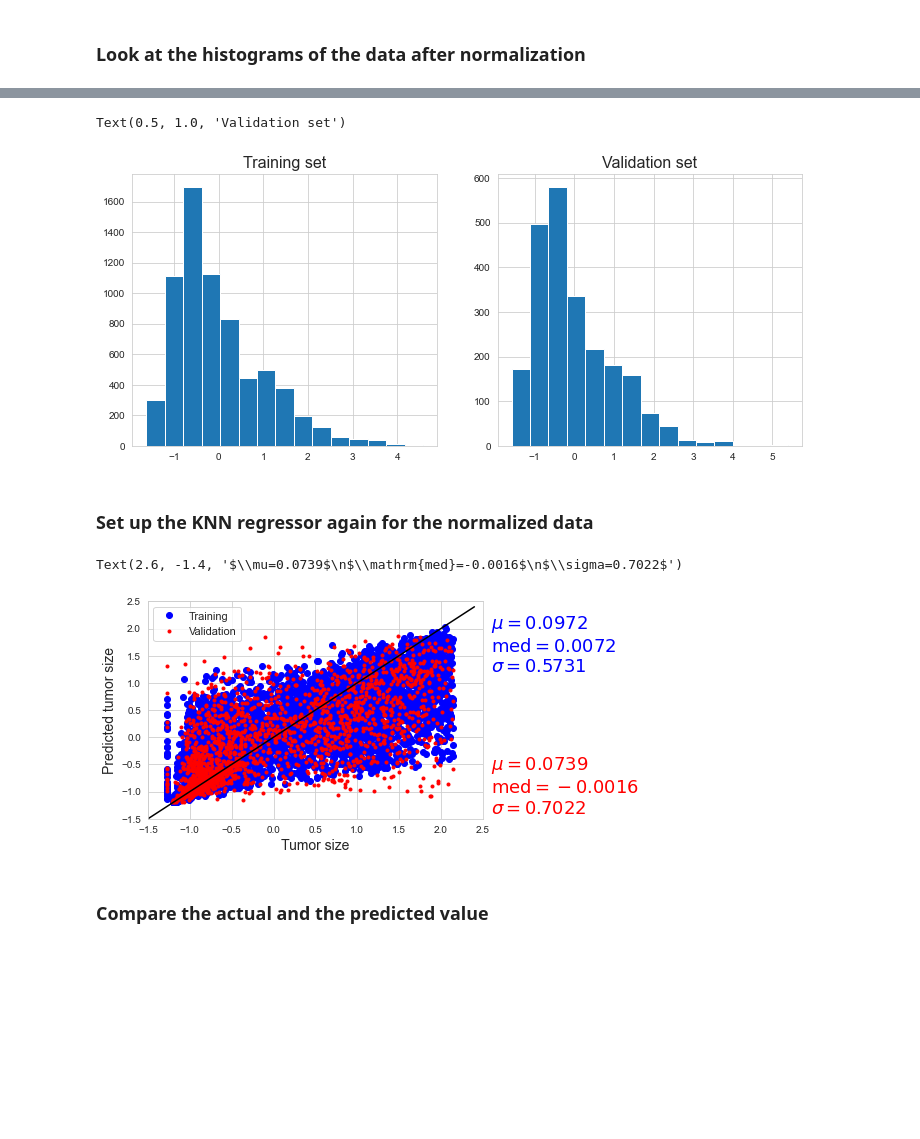
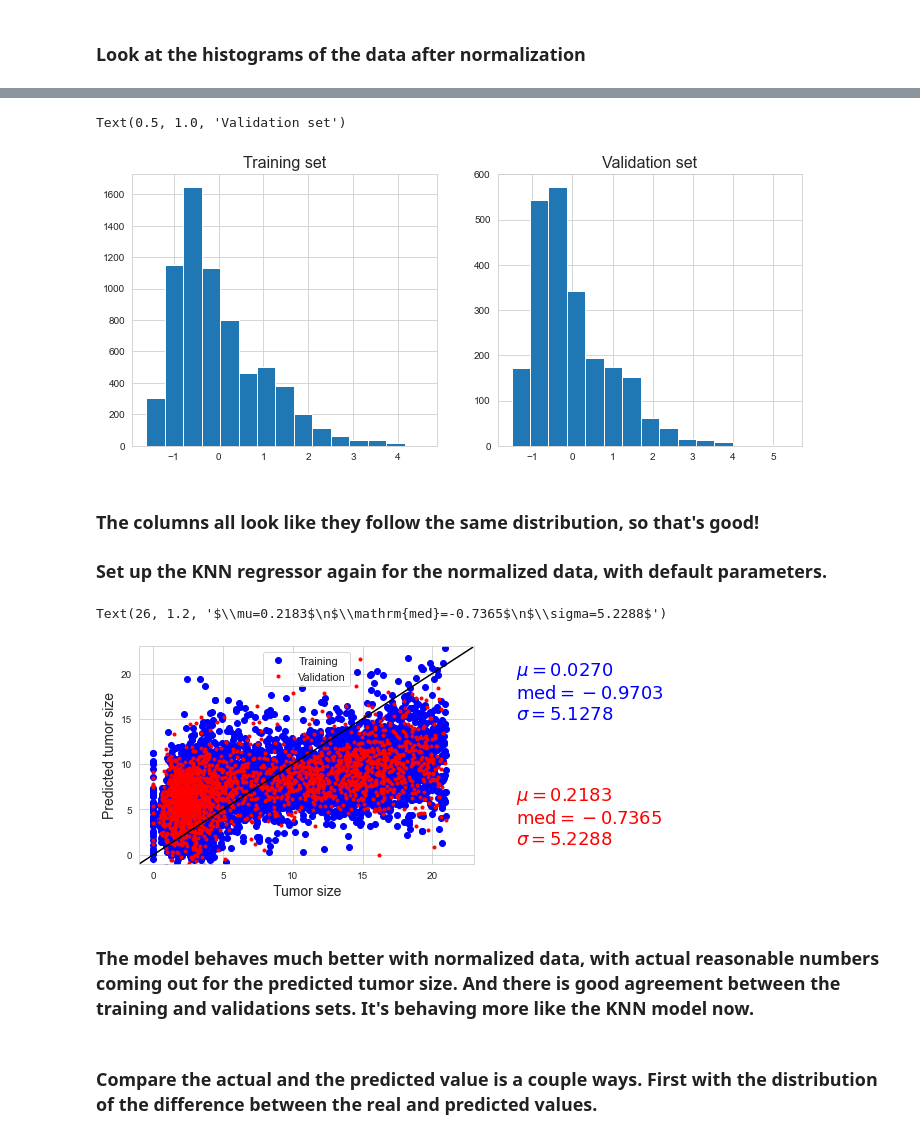
Before and after one commit to drichts/Machine_Learning, a Jupyter notebook: Assign1_drichts/Question_2.ipynb, the cells around one changed output, grey strips where cells are left out. Drawn from its saved outputs; the diff is of its cells as text; code cells hidden in the pictures; blank space fills up the shorter version.

```diff
--- a/Assign1_drichts/Question_2.ipynb
+++ b/Assign1_drichts/Question_2.ipynb
@@ -81,7 +82,7 @@ Also double check the size of the input and target arrays are the same
 # Set the input and target data
 input_skin = skin_data[['mass_npea', 'size_npear', 'malign_ratio', 'damage_size', 'exposed_area', 'std_dev_malign',
                         'err_malign', 'malign_penalty', 'damage_ratio']].values
-target_skin = skin_data[['tumor_size']].values
+target_skin = skin_data['tumor_size'].values
 
 # Print the shapes of the data to make sure the size is the same (number of rows)
 print(f'Input shape: {np.shape(input_skin)}')
@@ -124,6 +127,10 @@ Text(0.5, 1.0, 'Validation set')
 # %%
-# The KNN regressor, with k = 20 and p = 2
-reg = KNeighborsRegressor(n_neighbors=20, p=2)
+# The SGD regressor, with default settings according to sklearn.linear_model.SGDRegressor
+reg = SGDRegressor(loss='squared_loss', penalty='L2', alpha=0.0001, l1_ratio=0.15,
+                   fit_intercept=True, max_iter=1000, tol=0.001, shuffle=True,
+                   verbose=0, epsilon=0.1, random_state=None, learning_rate='invscaling',
+                   eta0=0.01, power_t=0.25, early_stopping=False, validation_fraction=0.1,
+                   n_iter_no_change=5, warm_start=False, average=False)
 
 # Fit the model with un-normalized training set
 reg.fit(input_tr, target_tr)
@@ -142,8 +149,8 @@ plt.plot(np.arange(0, 25, .1),  np.arange(0, 25, .1), '-k')
 plt.xlabel('Tumor size', fontsize=14)
 plt.ylabel('Predicted tumor size', fontsize=14)
 plt.legend(['Training', 'Validation'], fontsize=11)
-plt.xlim([0,21])
-plt.ylim([0,21])
+plt.xlim([0,25])
+# plt.ylim([1E0,8E20])
 
 # Calculate the statistical information for the predicted sets
 mu_tr = np.mean(target_tr - target_tr_pred)
@@ -157,6 +164,6 @@ sigma_va = np.std(target_va - target_va_pred)
 # Add the statistical information regarding training and validation predictions to the side of the plot
 text_tr = '$\mu=%.4f$\n$\mathrm{med}=%.4f$\n$\sigma=%.4f$'%(mu_tr, median_tr, sigma_tr)
 text_va = '$\mu=%.4f$\n$\mathrm{med}=%.4f$\n$\sigma=%.4f$'%(mu_va, median_va, sigma_va)
-plt.text(25, 8, text_tr, color='b', fontsize=18)
-plt.text(25, 0.5, text_va, color='r', fontsize=18)
+plt.text(26, np.max(target_tr_pred), text_tr, color='b', fontsize=18)
+plt.text(26, np.min(target_tr_pred), text_va, color='r', fontsize=18)
 # %% [output]
@@ -281,51 +283,59 @@ ax[1].hist(input_va_norm[:, col_num], bins=15)
 ax[1].set_title('Validation set', fontsize=16)
 # %% [output]
 Text(0.5, 1.0, 'Validation set')
-[figure, old version]
+[figure, new version]
 # %% [markdown]
-### Set up the KNN regressor again for the normalized data
+### The columns all look like they follow the same distribution, so that's good!
+
+### Set up the KNN regressor again for the normalized data, with default parameters.
 # %%
-# The KNN regressor, with k = 20 and p = 2
-reg = KNeighborsRegressor(n_neighbors=5, p=2)
+# The SGD regressor, with default settings according to sklearn.linear_model.SGDRegressor
+reg_norm = SGDRegressor(loss='squared_loss', penalty='L2', alpha=0.0001, l1_ratio=0.15,
+                   fit_intercept=True, max_iter=1000, tol=0.001, shuffle=True,
+                   verbose=0, epsilon=0.1, random_state=None, learning_rate='invscaling',
+                   eta0=0.01, power_t=0.25, early_stopping=False, validation_fraction=0.1,
+                   n_iter_no_change=5, warm_start=False, average=False)
 
 # Fit the model with the normalized training set
-reg.fit(input_tr_norm, target_tr_norm)
+reg_norm.fit(input_tr_norm, target_tr)
 
 # Use the regressor to prediction the results for training and validation sets
-target_tr_pred_norm = reg.predict(input_tr_norm)
-target_va_pred_norm = reg.predict(input_va_norm)
+target_tr_pred_norm = reg_norm.predict(input_tr_norm)
+target_va_pred_norm = reg_norm.predict(input_va_norm)
 
 # Set up the figure to plot the results for both the training and validations set
 fig = plt.figure(figsize=(6, 4))
-plt.plot(target_tr_norm, target_tr_pred_norm, 'ob') # Training actual vs. predicted in blue
-plt.plot(target_va_norm, target_va_pred_norm, '.r')  # Validation actual vs. predicted in red
+plt.plot(target_tr, target_tr_pred_norm, 'ob') # Training actual vs. predicted in blue
+plt.plot(target_va, target_va_pred_norm, '.r')  # Validation actual vs. predicted in red
 
 # Plot a line of slope 1 and intercept 0 to see how well the data agrees with the prediction
-plt.plot(np.arange(-1.6, 2.5, .1),  np.arange(-1.6, 2.5, .1), '-k')
+plt.plot(np.arange(-1, 23, .1),  np.arange(-1, 23, .1), '-k')
 plt.xlabel('Tumor size', fontsize=14)
 plt.ylabel('Predicted tumor size', fontsize=14)
 plt.legend(['Training', 'Validation'], fontsize=11)
-plt.xlim([-1.5, 2.5])
-plt.ylim([-1.5, 2.5])
+plt.xlim([-1, 23])
+plt.ylim([-1, 23])
 
 # Calculate the statistical information for the predicted sets
-mu_tr_norm = np.mean(target_tr_norm - target_tr_pred_norm)
-median_tr_norm = np.median(target_tr_norm - target_tr_pred_norm)
-sigma_tr_norm = np.std(target_tr_norm - target_tr_pred_norm)
+mu_tr_norm = np.mean(target_tr - target_tr_pred_norm)
+median_tr_norm = np.median(target_tr - target_tr_pred_norm)
+sigma_tr_norm = np.std(target_tr - target_tr_pred_norm)
 
-mu_va_norm = np.mean(target_va_norm - target_va_pred_norm)
-median_va_norm = np.median(target_va_norm - target_va_pred_norm)
-sigma_va_norm = np.std(target_va_norm - target_va_pred_norm)
+mu_va_norm = np.mean(target_va - target_va_pred_norm)
+median_va_norm = np.median(target_va - target_va_pred_norm)
+sigma_va_norm = np.std(target_va - target_va_pred_norm)
 
 # Add the statistical information regarding training and validation predictions to the side of the plot
 text_tr_norm = '$\mu=%.4f$\n$\mathrm{med}=%.4f$\n$\sigma=%.4f$'%(mu_tr_norm, median_tr_norm, sigma_tr_norm)
 text_va_norm = '$\mu=%.4f$\n$\mathrm{med}=%.4f$\n$\sigma=%.4f$'%(mu_va_norm, median_va_norm, sigma_va_norm)
-plt.text(2.6, 1.2, text_tr_norm, color='b', fontsize=18)
-plt.text(2.6, -1.4, text_va_norm, color='r', fontsize=18)
+plt.text(26, 15, text_tr_norm, color='b', fontsize=18)
+plt.text(26, 1.2, text_va_norm, color='r', fontsize=18)
 # %% [output]
-Text(2.6, -1.4, '$\\mu=0.0739$\n$\\mathrm{med}=-0.0016$\n$\\sigma=0.7022$')
+Text(26, 1.2, '$\\mu=0.2183$\n$\\mathrm{med}=-0.7365$\n$\\sigma=5.2288$')
-[figure, old version]
+[figure, new version]
+# %% [markdown]
+### The model behaves much better with normalized data, with actual reasonable numbers coming out for the predicted tumor size. And there is good agreement between the training and validations sets. It's behaving more like the KNN model now.
 # %% [markdown]
-### Compare the actual and the predicted value
+### Compare the actual and the predicted value is a couple ways. First with the distribution of the difference between the real and predicted values.
 # %%
 # Inspect the distribution of the difference between the predicted and actual values for the training set
```
Also changed, not shown: parts of 35 cells of this notebook, 1 other file.
